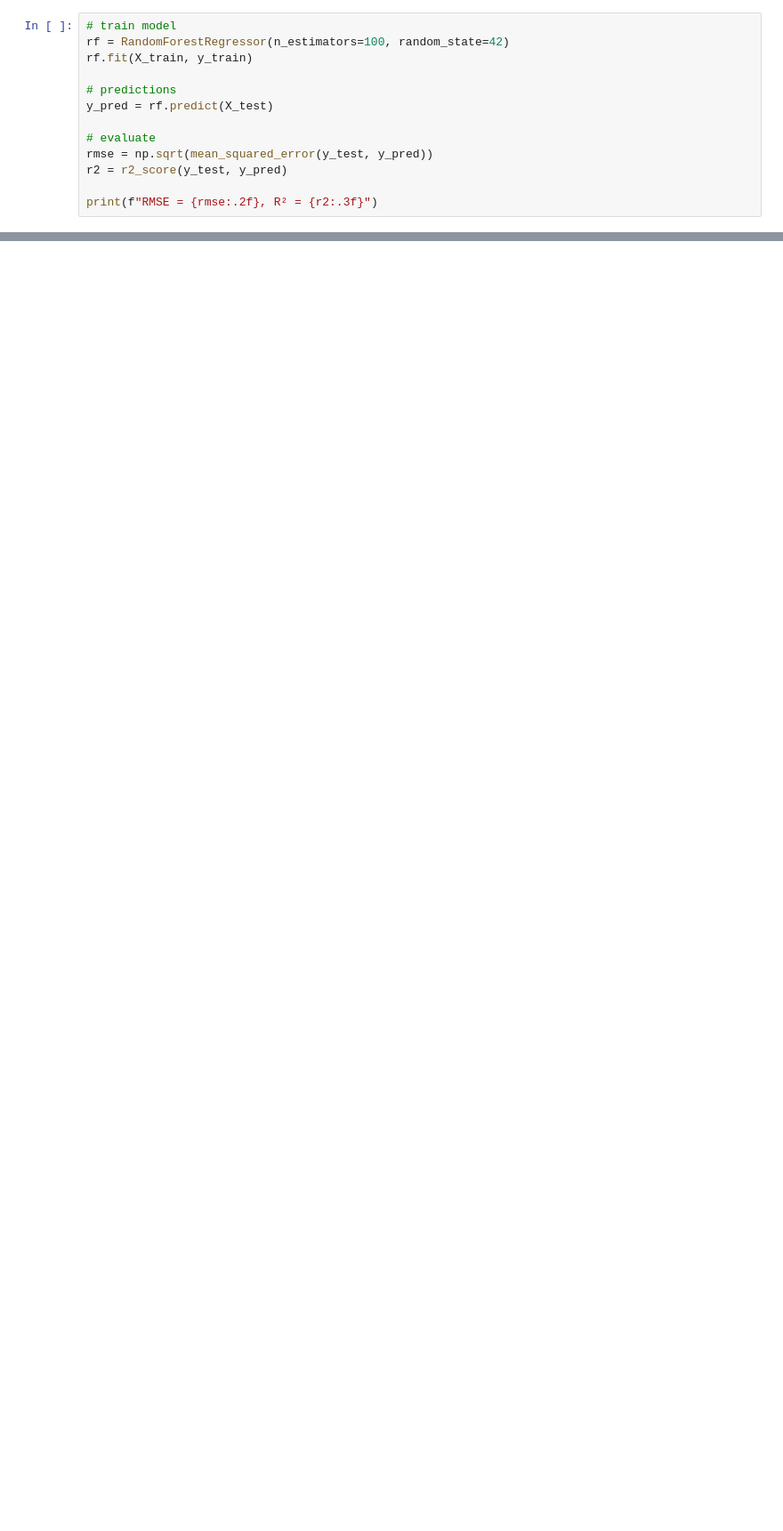
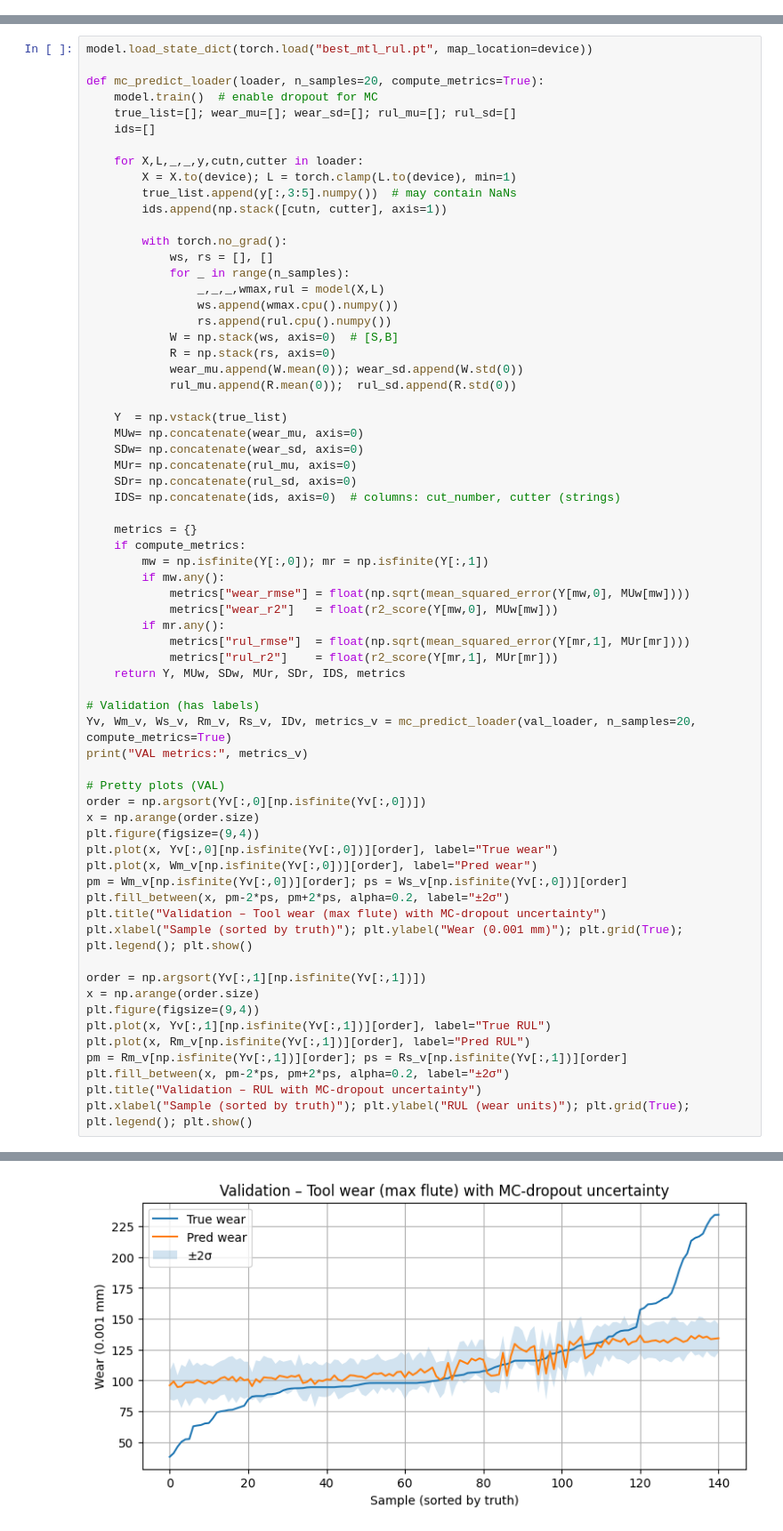
Before and after one commit to engrmuhammadumar/remaining-useful-life-RUL, a Jupyter notebook: phm_test.ipynb, the cells around one changed output, grey strips where cells are left out. Shown at 89% size. Saved outputs shown, nothing was run; the diff lists cells and outputs as text; blank space fills up the shorter version.

```diff
--- a/phm_test.ipynb
+++ b/phm_test.ipynb
@@ -339,13 +0,0 @@ Train size: (48, 28) Test size: (12, 28)
-# %%
-# train model
-rf = RandomForestRegressor(n_estimators=100, random_state=42)
-rf.fit(X_train, y_train)
-
-# predictions
-y_pred = rf.predict(X_test)
-
-# evaluate
-rmse = np.sqrt(mean_squared_error(y_test, y_pred))
-r2 = r2_score(y_test, y_pred)
-
-print(f"RMSE = {rmse:.2f}, R² = {r2:.3f}")
@@ -366,0 +447,67 @@ plt.show()
+# %%
+model.load_state_dict(torch.load("best_mtl_rul.pt", map_location=device))
+
+def mc_predict_loader(loader, n_samples=20, compute_metrics=True):
+    model.train()  # enable dropout for MC
+    true_list=[]; wear_mu=[]; wear_sd=[]; rul_mu=[]; rul_sd=[]
+    ids=[]
+
+    for X,L,_,_,y,cutn,cutter in loader:
+        X = X.to(device); L = torch.clamp(L.to(device), min=1)
+        true_list.append(y[:,3:5].numpy())  # may contain NaNs
+        ids.append(np.stack([cutn, cutter], axis=1))
+
+        with torch.no_grad():
+            ws, rs = [], []
+            for _ in range(n_samples):
+                _,_,_,wmax,rul = model(X,L)
+                ws.append(wmax.cpu().numpy())
+                rs.append(rul.cpu().numpy())
+            W = np.stack(ws, axis=0)  # [S,B]
+            R = np.stack(rs, axis=0)
+            wear_mu.append(W.mean(0)); wear_sd.append(W.std(0))
+            rul_mu.append(R.mean(0));  rul_sd.append(R.std(0))
+
+    Y  = np.vstack(true_list)
+    MUw= np.concatenate(wear_mu, axis=0)
+    SDw= np.concatenate(wear_sd, axis=0)
+    MUr= np.concatenate(rul_mu, axis=0)
+    SDr= np.concatenate(rul_sd, axis=0)
+    IDS= np.concatenate(ids, axis=0)  # columns: cut_number, cutter (strings)
+
+    metrics = {}
+    if compute_metrics:
+        mw = np.isfinite(Y[:,0]); mr = np.isfinite(Y[:,1])
+        if mw.any():
+            metrics["wear_rmse"] = float(np.sqrt(mean_squared_error(Y[mw,0], MUw[mw])))
+            metrics["wear_r2"]   = float(r2_score(Y[mw,0], MUw[mw]))
+        if mr.any():
+            metrics["rul_rmse"]  = float(np.sqrt(mean_squared_error(Y[mr,1], MUr[mr])))
+            metrics["rul_r2"]    = float(r2_score(Y[mr,1], MUr[mr]))
+    return Y, MUw, SDw, MUr, SDr, IDS, metrics
+
+# Validation (has labels)
+Yv, Wm_v, Ws_v, Rm_v, Rs_v, IDv, metrics_v = mc_predict_loader(val_loader, n_samples=20, compute_metrics=True)
+print("VAL metrics:", metrics_v)
+
+# Pretty plots (VAL)
+order = np.argsort(Yv[:,0][np.isfinite(Yv[:,0])])
+x = np.arange(order.size)
+plt.figure(figsize=(9,4))
+plt.plot(x, Yv[:,0][np.isfinite(Yv[:,0])][order], label="True wear")
+plt.plot(x, Wm_v[np.isfinite(Yv[:,0])][order], label="Pred wear")
+pm = Wm_v[np.isfinite(Yv[:,0])][order]; ps = Ws_v[np.isfinite(Yv[:,0])][order]
+plt.fill_between(x, pm-2*ps, pm+2*ps, alpha=0.2, label="±2σ")
+plt.title("Validation – Tool wear (max flute) with MC-dropout uncertainty")
+plt.xlabel("Sample (sorted by truth)"); plt.ylabel("Wear (0.001 mm)"); plt.grid(True); plt.legend(); plt.show()
+
+order = np.argsort(Yv[:,1][np.isfinite(Yv[:,1])])
+x = np.arange(order.size)
+plt.figure(figsize=(9,4))
+plt.plot(x, Yv[:,1][np.isfinite(Yv[:,1])][order], label="True RUL")
+plt.plot(x, Rm_v[np.isfinite(Yv[:,1])][order], label="Pred RUL")
+pm = Rm_v[np.isfinite(Yv[:,1])][order]; ps = Rs_v[np.isfinite(Yv[:,1])][order]
+plt.fill_between(x, pm-2*ps, pm+2*ps, alpha=0.2, label="±2σ")
+plt.title("Validation – RUL with MC-dropout uncertainty")
+plt.xlabel("Sample (sorted by truth)"); plt.ylabel("RUL (wear units)"); plt.grid(True); plt.legend(); plt.show()
+# %% [output]
@@ -366,0 +515 @@ plt.show()
+[figure, added]
```
Also changed, not shown: parts of 19 cells of this notebook.
